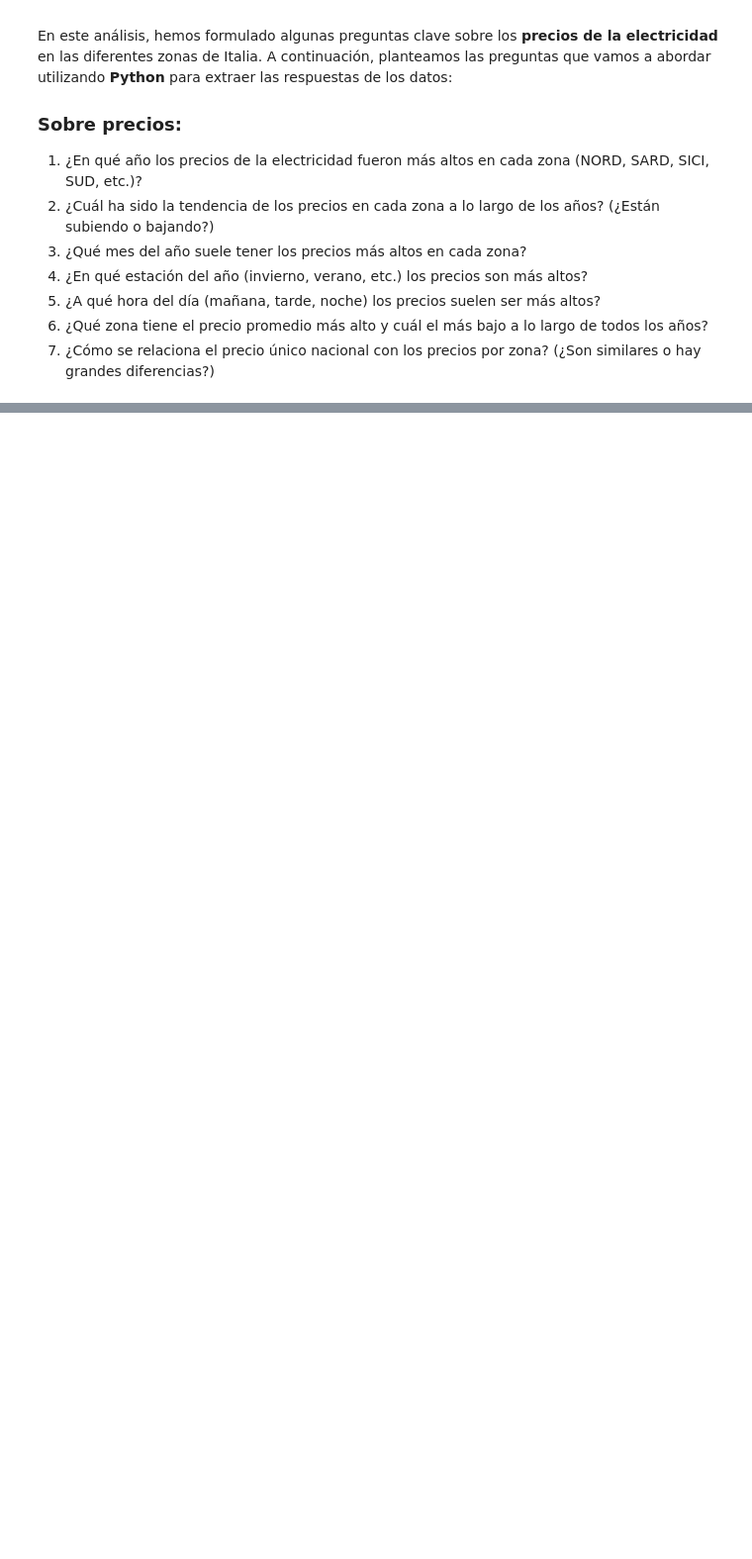
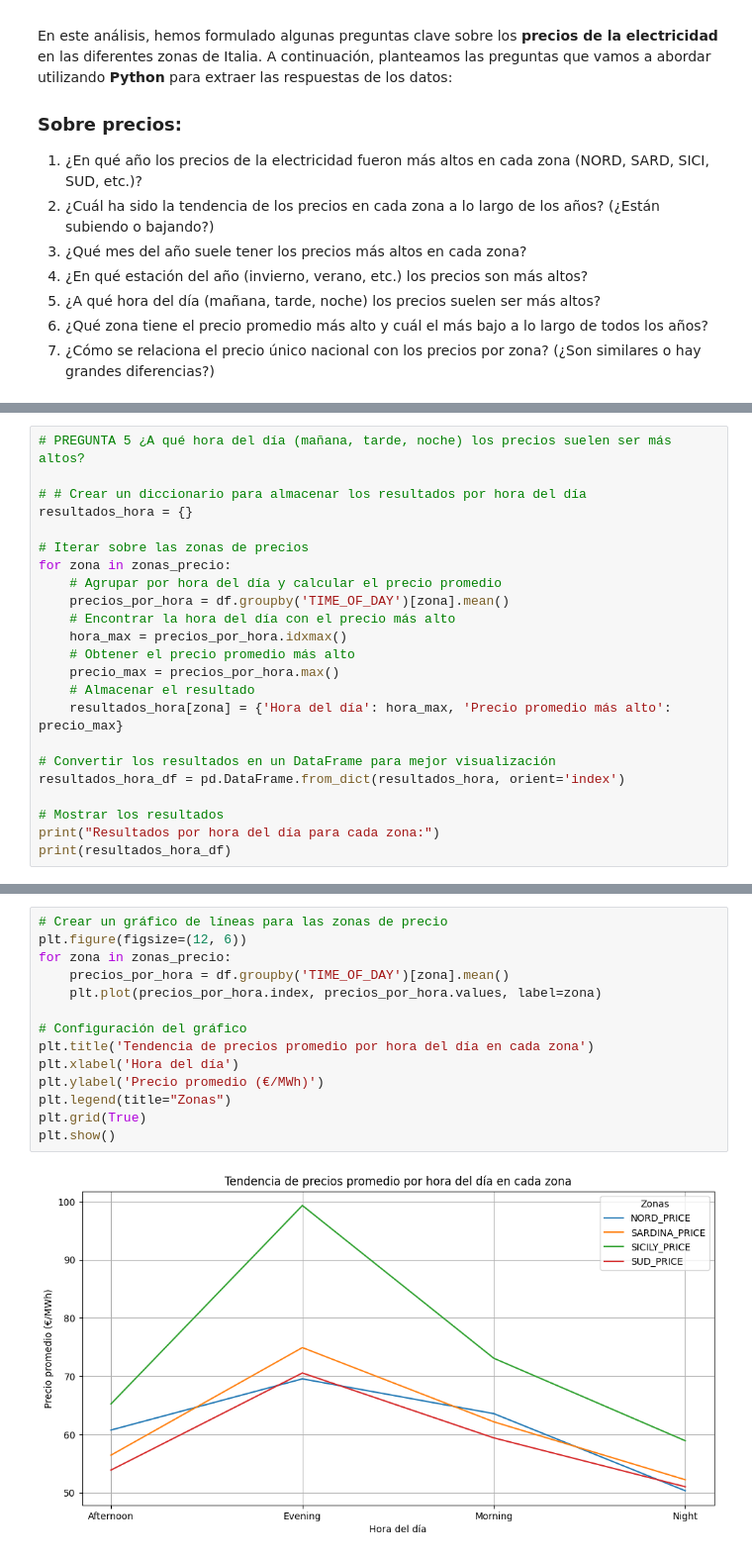
Before and after one commit to geobest7/datatone-escuela-musk-hackathon-datos-mercado-electrico-italiano, a Jupyter notebook: demanda_precio.ipynb, the cells around one changed output, grey strips where cells are left out. Shown at 99% size. Drawn from its saved outputs; the diff is of its cells as text; blank space fills up the shorter version.

```diff
--- a/demanda_precio.ipynb
+++ b/demanda_precio.ipynb
@@ -104,0 +213,23 @@ SUD_PRICE      2021      533.18601
+# %%
+# PREGUNTA 5 ¿A qué hora del día (mañana, tarde, noche) los precios suelen ser más altos?
+
+# # Crear un diccionario para almacenar los resultados por hora del día
+resultados_hora = {}
+
+# Iterar sobre las zonas de precios
+for zona in zonas_precio:
+    # Agrupar por hora del día y calcular el precio promedio
+    precios_por_hora = df.groupby('TIME_OF_DAY')[zona].mean()
+    # Encontrar la hora del día con el precio más alto
+    hora_max = precios_por_hora.idxmax()
+    # Obtener el precio promedio más alto
+    precio_max = precios_por_hora.max()
+    # Almacenar el resultado
+    resultados_hora[zona] = {'Hora del día': hora_max, 'Precio promedio más alto': precio_max}
+
+# Convertir los resultados en un DataFrame para mejor visualización
+resultados_hora_df = pd.DataFrame.from_dict(resultados_hora, orient='index')
+
+# Mostrar los resultados
+print("Resultados por hora del día para cada zona:")
+print(resultados_hora_df)
@@ -104,0 +243,16 @@ SUD_PRICE      2021      533.18601
+# %%
+# Crear un gráfico de líneas para las zonas de precio
+plt.figure(figsize=(12, 6))
+for zona in zonas_precio:
+    precios_por_hora = df.groupby('TIME_OF_DAY')[zona].mean()
+    plt.plot(precios_por_hora.index, precios_por_hora.values, label=zona)
+
+# Configuración del gráfico
+plt.title('Tendencia de precios promedio por hora del día en cada zona')
+plt.xlabel('Hora del día')
+plt.ylabel('Precio promedio (€/MWh)')
+plt.legend(title="Zonas")
+plt.grid(True)
+plt.show()
+# %% [output]
+[figure, added]
```
Also changed, not shown: parts of 8 cells of this notebook.
